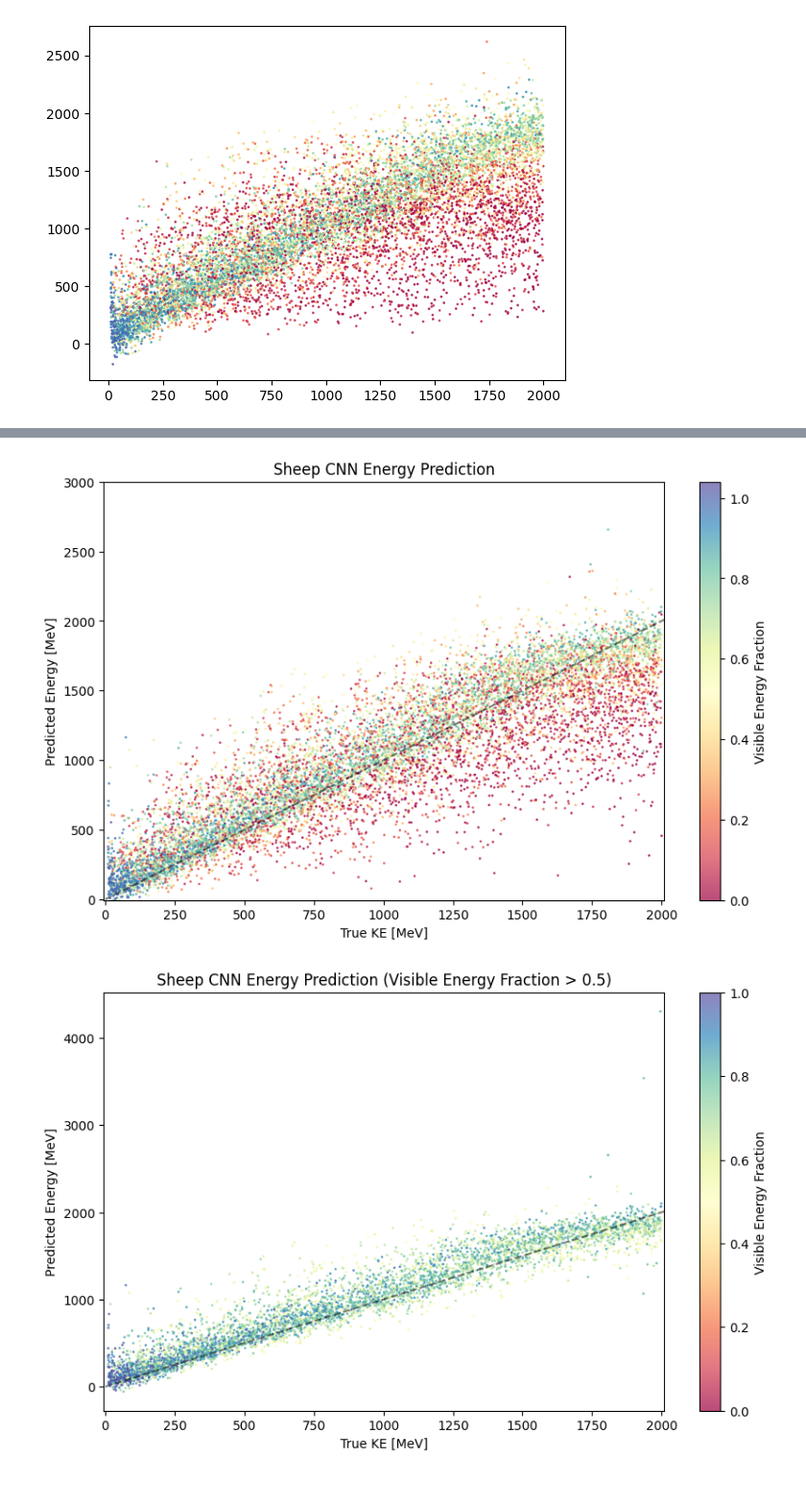
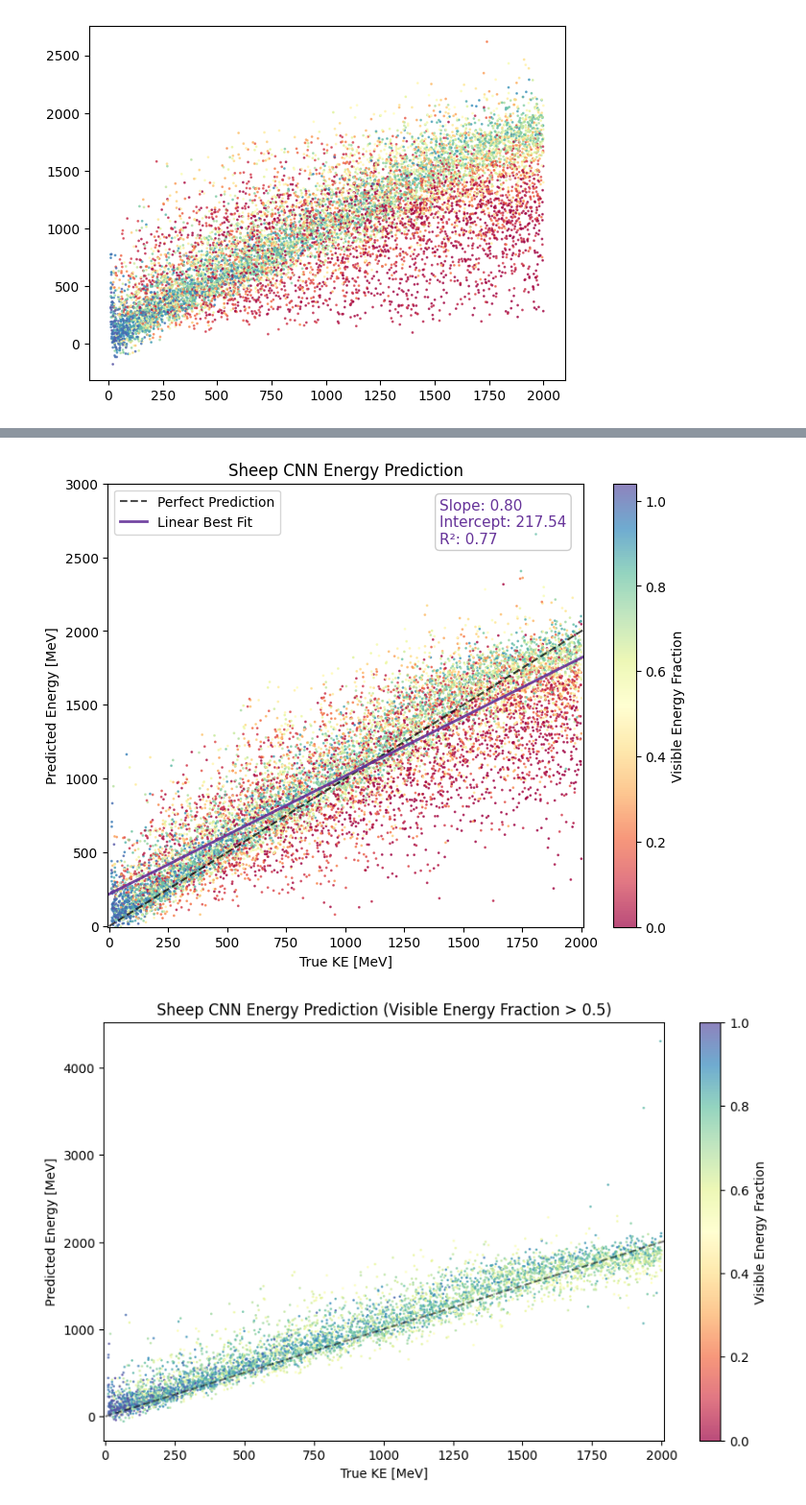
Before and after one commit to edhinkle/sheep-model, a Jupyter notebook: models/cnn/train_sheep_cnn_nersc/testing_train_sheep.ipynb, the cells around one changed output, grey strips where cells are left out. Shown at 96% size. Saved outputs shown, nothing was run; the diff lists cells and outputs as text; code cells hidden in the pictures.

Commit message:
Adding scripts and notebooks to plot SHEEP MODEL testing results and compare model variations.

```diff
--- a/models/cnn/train_sheep_cnn_nersc/testing_train_sheep.ipynb
+++ b/models/cnn/train_sheep_cnn_nersc/testing_train_sheep.ipynb
@@ -110,17 +105,22 @@ plt.scatter(labels, preds, c=np.array(ve)/np.array(labels), cmap='Spectral', vmi
 <matplotlib.collections.PathCollection at 0x...>
 [figure]
 # %%
-plt.figure(figsize=(10,6))
+plt.figure(figsize=(8,6))
 
 plt.scatter(tester.labels, tester.predictions, c=tester.visible_energy/tester.labels, cmap='Spectral', vmin=0, alpha=0.7, s=1)
 plt.xlabel('True KE [MeV]')
 plt.ylabel('Predicted Energy [MeV]')
 plt.colorbar(label='Visible Energy Fraction')
 y_eq_x = np.linspace(0,2010, 2010)
-plt.plot(y_eq_x, y_eq_x, 'k' '--', alpha=0.5)
+plt.plot(y_eq_x, y_eq_x, 'k' '--', alpha=0.7, label="Perfect Prediction")
 plt.xlim(-5,2010)
 plt.ylim(-5,3000)
 plt.title('Sheep CNN Energy Prediction')
+res = linregress(tester.labels,tester.predictions)
+fitted_line = res.slope * y_eq_x + res.intercept
+plt.plot(y_eq_x, fitted_line, color='rebeccapurple', label='Linear Best Fit', alpha=0.9, linewidth=2)
+plt.text(1400, 2900, f'Slope: {res.slope:.2f}\nIntercept: {res.intercept:.2f}\nR²: {res.rvalue**2:.2f}', fontsize=11, color='rebeccapurple', verticalalignment='top', bbox=dict(boxstyle='round', facecolor='white', alpha=0.2))
+plt.legend()
 
 corr = np.corrcoef(tester.labels, tester.predictions)[0,1]
 print("Correlation:", corr)
@@ -129,4 +129,4 @@ Correlation: 0.8763902570887742
-[figure, old version]
+[figure, new version]
 # %%
 visible_energy_fraction = tester.visible_energy/tester.labels
 visible_energy_fraction_mask = (visible_energy_fraction > 0.5) & (visible_energy_fraction <= 1)
```
Also changed, not shown: parts of 5 cells of this notebook, 4 other files.
